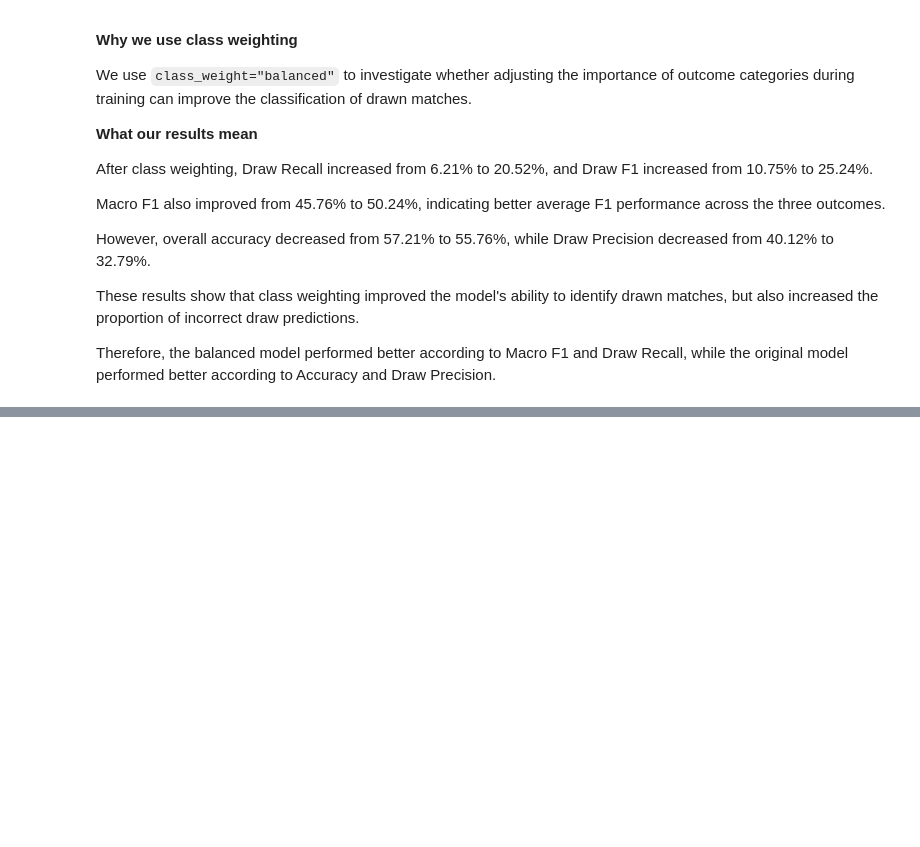
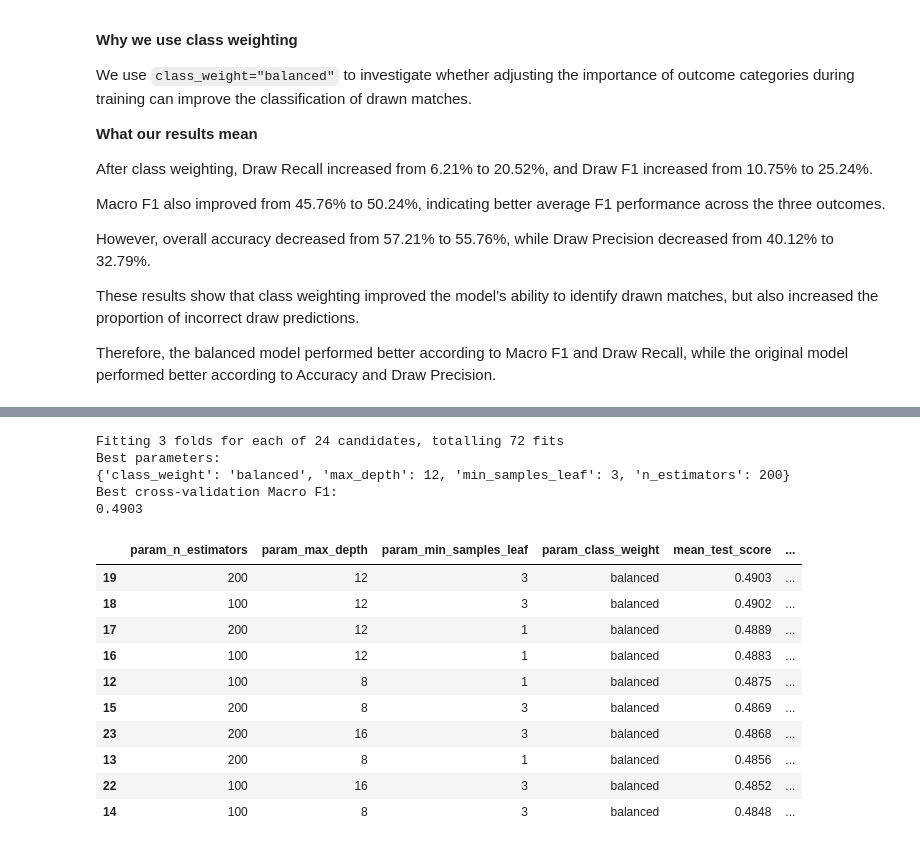
Before and after one commit to MichaelTM15/Sprint-1, a Jupyter notebook: BingquanW/04_RandomForest/RandomForest.ipynb, the cells around one changed output, grey strips where cells are left out. Drawn from its saved outputs; the diff is of its cells as text; code cells hidden in the pictures; blank space fills up the shorter version.

Commit message:
Update Random Forest tuning and final report

```diff
--- a/BingquanW/04_RandomForest/RandomForest.ipynb
+++ b/BingquanW/04_RandomForest/RandomForest.ipynb
@@ -791,0 +800,78 @@ Therefore, the balanced model performed better according to Macro F1 and Draw Re
+# %%
+
+from sklearn.ensemble import RandomForestClassifier
+from sklearn.model_selection import GridSearchCV, StratifiedKFold
+from IPython.display import display as show_table
+import pandas as pd
+
+# Parameters to compare
+param_grid = {
+    "n_estimators": [100, 200],
+    "max_depth": [8, 12, 16],
+    "min_samples_leaf": [1, 3],
+    "class_weight": [None, "balanced"]
+}
+
+# Cross-validation within lower-league training data
+cv = StratifiedKFold(
+    n_splits=3,
+    shuffle=True,
+    random_state=42
+)
+
+grid_search = GridSearchCV(
+    estimator=RandomForestClassifier(
+        random_state=42,
+        n_jobs=1
+    ),
+    param_grid=param_grid,
+    scoring="f1_macro",
+    cv=cv,
+    n_jobs=-1,
+    refit=True,
+    verbose=1
+)
+
+grid_search.fit(X_train_clean, y_train_clean)
+
+print("Best parameters:")
+print(grid_search.best_params_)
+
+print("Best cross-validation Macro F1:")
+print(round(grid_search.best_score_, 4))
+
+# Show the best parameter combinations
+tuning_results = pd.DataFrame(grid_search.cv_results_)
+
+columns = [
+    "param_n_estimators",
+    "param_max_depth",
+    "param_min_samples_leaf",
+    "param_class_weight",
+    "mean_test_score",
+    "std_test_score"
+]
+
+show_table(
+    tuning_results[columns]
+    .sort_values("mean_test_score", ascending=False)
+    .head(10)
+    .round(4)
+)
+# %% [output]
+Fitting 3 folds for each of 24 candidates, totalling 72 fits
+Best parameters:
+{'class_weight': 'balanced', 'max_depth': 12, 'min_samples_leaf': 3, 'n_estimators': 200}
+Best cross-validation Macro F1:
+0.4903
+|  | param_n_estimators | param_max_depth | param_min_samples_leaf | param_class_weight | mean_test_score | ... |
+| 19 | 200 | 12 | 3 | balanced | 0.4903 | ... |
+| 18 | 100 | 12 | 3 | balanced | 0.4902 | ... |
+| 17 | 200 | 12 | 1 | balanced | 0.4889 | ... |
+| 16 | 100 | 12 | 1 | balanced | 0.4883 | ... |
+| 12 | 100 | 8 | 1 | balanced | 0.4875 | ... |
+| 15 | 200 | 8 | 3 | balanced | 0.4869 | ... |
+| 23 | 200 | 16 | 3 | balanced | 0.4868 | ... |
+| 13 | 200 | 8 | 1 | balanced | 0.4856 | ... |
+| 22 | 100 | 16 | 3 | balanced | 0.4852 | ... |
+| 14 | 100 | 8 | 3 | balanced | 0.4848 | ... |
```
Also changed, not shown: parts of 6 cells of this notebook, 5 other files.
